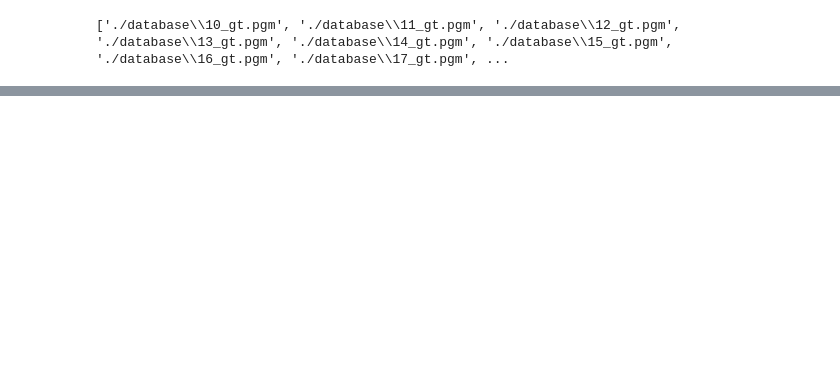
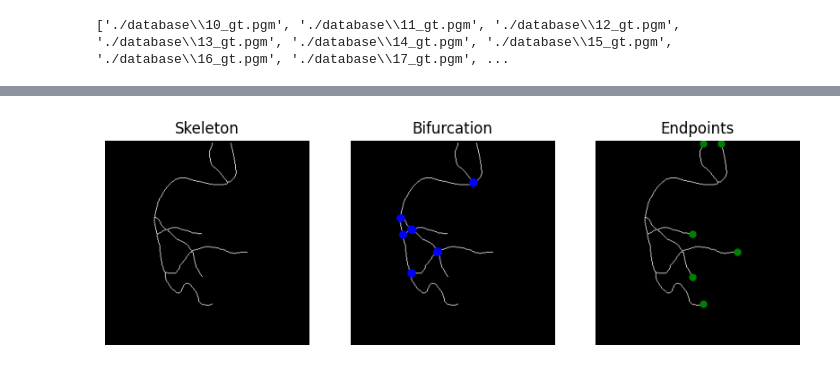
Before and after one commit to Priscigs/Proyecto1-Vision, a Jupyter notebook: parte2.ipynb, the cells around one changed output, grey strips where cells are left out. Saved outputs shown, nothing was run; the diff lists cells and outputs as text; code cells hidden in the pictures; blank space fills up the shorter version.

Commit message:
🌜 Endpoints y Bifurcation

```diff
--- a/parte2.ipynb
+++ b/parte2.ipynb
@@ -67,0 +64,67 @@ cv2.destroyAllWindows()
+# %%
+import cv2
+import numpy as np
+import matplotlib.pyplot as plt
+import json
+from skimage.morphology import skeletonize
+from scipy.ndimage import convolve
+from skimage import io
+
+def skeletonize2(image_path):
+    image = cv2.imread(image_path, 0)
+    binary_image = cv2.threshold(image, 128, 255, cv2.THRESH_BINARY)[1]
+    skeleton = skeletonize(binary_image // 255) * 255
+    return skeleton.astype(np.uint8)
+
+def find_bifurcation(skeleton):
+    kernel = np.array([[1, 1, 1],
+                       [1, 10, 1],
+                       [1, 1, 1]], dtype=np.uint8)
+
+    conv_image = convolve(skeleton // 255, kernel)
+
+    bifurcation = (conv_image == 13) * 255
+    return bifurcation.astype(np.uint8)
+
+def find_endpoints(skeleton):
+    kernel = np.array([[1, 1, 1],
+                       [1, 10, 1],
+                       [1, 1, 1]], dtype=np.uint8)
+
+    conv_image = convolve(skeleton // 255, kernel)
+
+    endpoints = (conv_image == 11) * 255
+    return endpoints.astype(np.uint8)
+
+skeleton = skeletonize2(gt_images[10])
+bifurcation = find_bifurcation(skeleton)
+endpoints = find_endpoints(skeleton)
+
+# Display the images
+plt.figure(figsize=(10, 10))
+plt.subplot(1, 3, 1)
+plt.imshow(skeleton, cmap='gray')
+plt.title('Skeleton')
+plt.axis('off')
+
+plt.subplot(1, 3, 2)
+plt.imshow(skeleton, cmap='gray')
+plt.title('Bifurcation')
+plt.axis('off')
+
+bifurcation_coords = np.argwhere(bifurcation == 255)
+for coord in bifurcation_coords:
+    plt.plot(coord[1], coord[0], 'bo', markersize=5)
+
+plt.subplot(1, 3, 3)
+plt.imshow(skeleton, cmap='gray')
+plt.title('Endpoints')
+plt.axis('off')
+
+endpoints_coords = np.argwhere(endpoints == 255)
+for coord in endpoints_coords:
+    plt.plot(coord[1], coord[0], 'go', markersize=5)
+
+plt.show()
+# %% [output]
+[figure, added]
```
Also changed, not shown: parts of 5 cells of this notebook.
